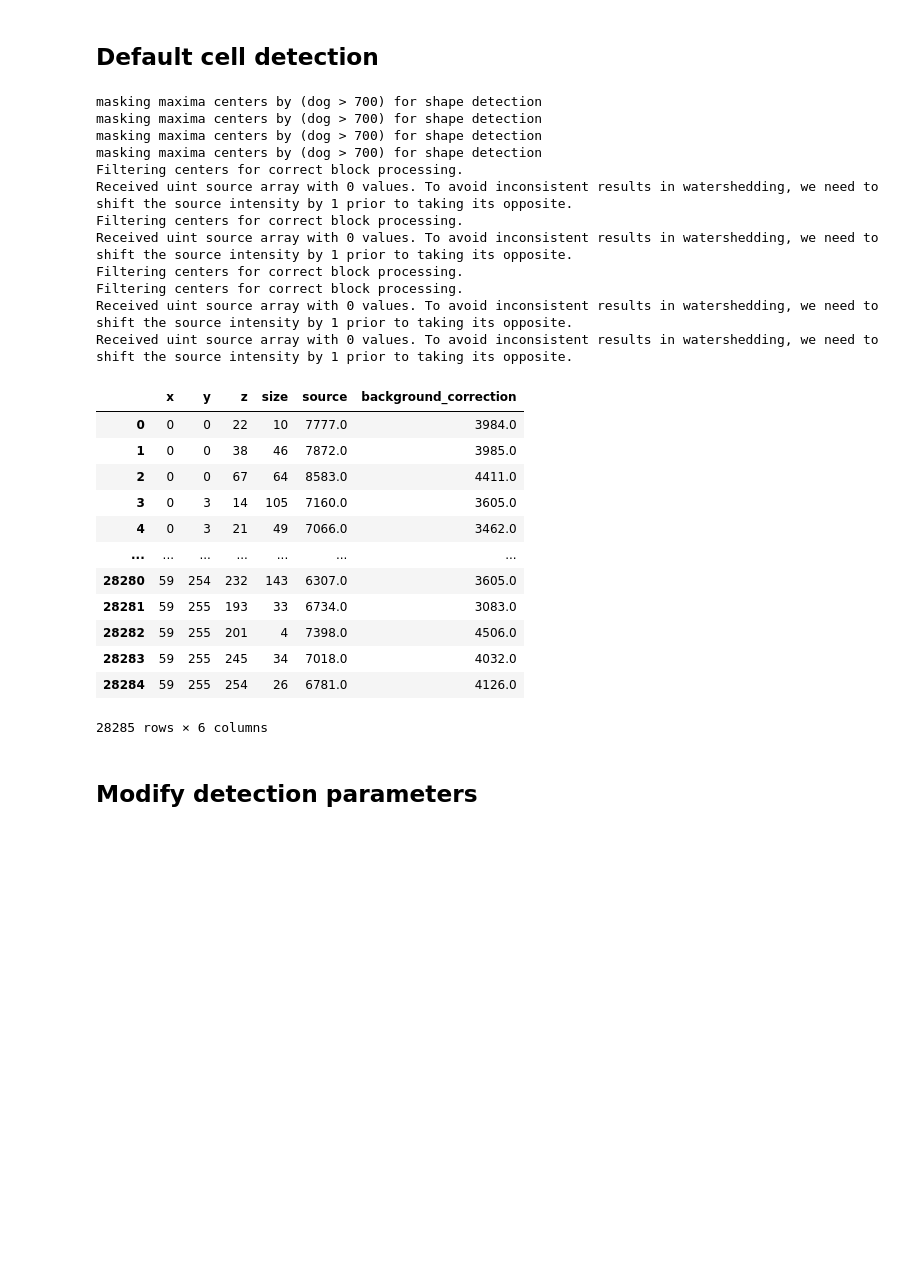
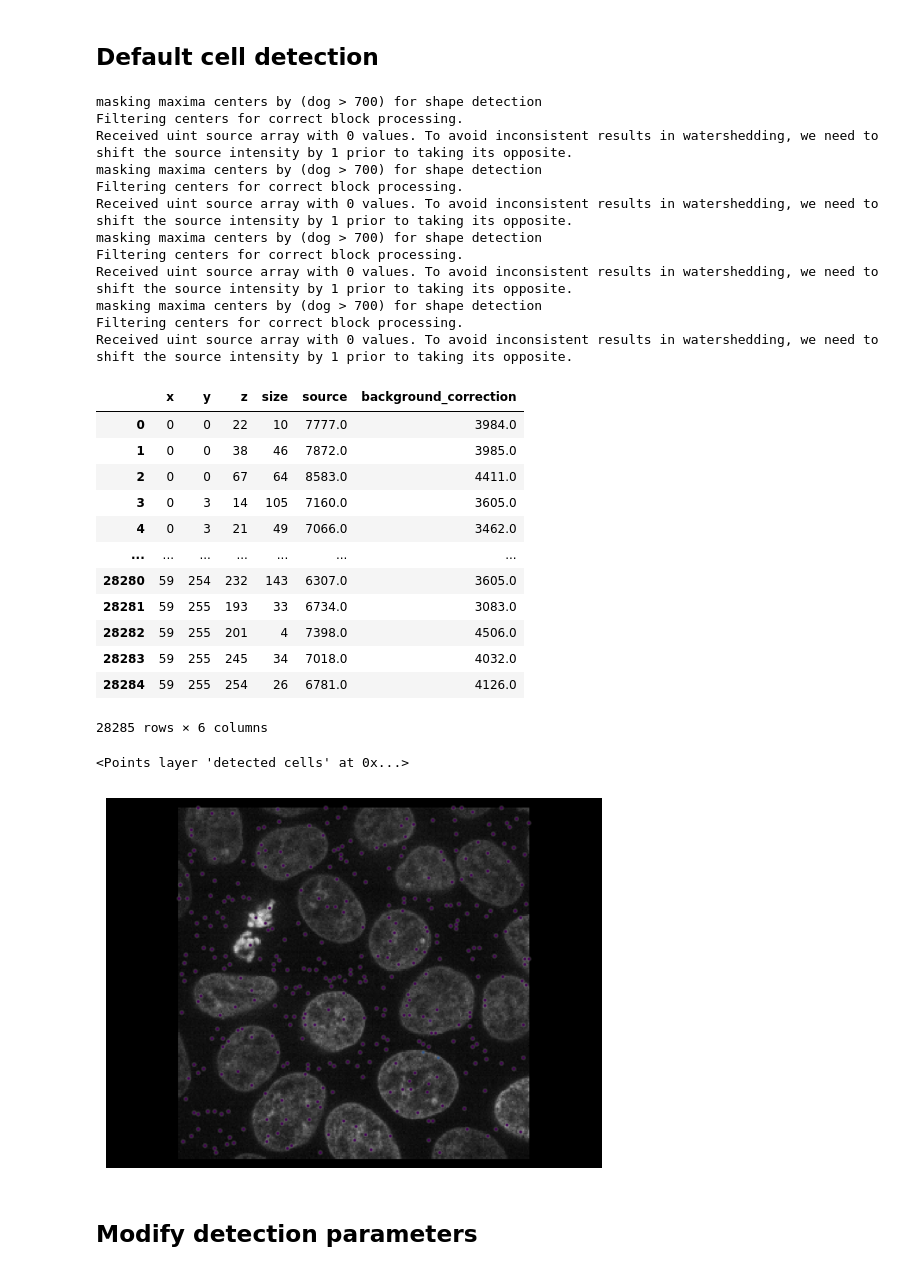
Before and after one commit to ClearAnatomics/ClearMap, a Jupyter notebook: ClearMap/Scripts/developer_cellmap.ipynb, the cells around one changed output. Cells and saved outputs as stored; diff of their text form; code cells hidden in the pictures; blank space fills up the shorter version.

```diff
--- a/ClearMap/Scripts/developer_cellmap.ipynb
+++ b/ClearMap/Scripts/developer_cellmap.ipynb
@@ -5,25 +5,31 @@ Here is a notebook to help you modify the block processing function
 # %% [markdown]
 ## Default cell detection
 # %%
+import matplotlib.pyplot as plt
+import napari
+
+v = napari.Viewer()
+
 from ClearMap.ImageProcessing.Experts.Cells import detect_cells
+from skimage.data import cells3d
 import pandas as pd
-from skimage.data import cells3d
 
-test_data = cells3d()[:,1]
+test_data = cells3d()[:, 1]
 sink = detect_cells(test_data)
-pd.DataFrame(sink)
+cells_df = pd.DataFrame(sink)
+cells_df
 # %% [output]
-masking maxima centers by (dog > 700) for shape detection
-masking maxima centers by (dog > 700) for shape detection
-masking maxima centers by (dog > 700) for shape detection
 masking maxima centers by (dog > 700) for shape detection
 Filtering centers for correct block processing.
 Received uint source array with 0 values. To avoid inconsistent results in watershedding, we need to shift the source intensity by 1 prior to taking its opposite.
+masking maxima centers by (dog > 700) for shape detection
 Filtering centers for correct block processing.
 Received uint source array with 0 values. To avoid inconsistent results in watershedding, we need to shift the source intensity by 1 prior to taking its opposite.
-Filtering centers for correct block processing.
+masking maxima centers by (dog > 700) for shape detection
 Filtering centers for correct block processing.
 Received uint source array with 0 values. To avoid inconsistent results in watershedding, we need to shift the source intensity by 1 prior to taking its opposite.
+masking maxima centers by (dog > 700) for shape detection
+Filtering centers for correct block processing.
 Received uint source array with 0 values. To avoid inconsistent results in watershedding, we need to shift the source intensity by 1 prior to taking its opposite.
 |  | x | y | z | size | source | background_correction |
 | 0 | 0 | 0 | 22 | 10 | 7777.0 | 3984.0 |
@@ -38,6 +44,24 @@ Received uint source array with 0 values. To avoid inconsistent results in water
 | 28283 | 59 | 255 | 245 | 34 | 7018.0 | 4032.0 |
 | 28284 | 59 | 255 | 254 | 26 | 6781.0 | 4126.0 |
 28285 rows × 6 columns
+# %%
+# Visualize in napari
+v.add_image(test_data, name="test data")
+v.add_points(
+    cells_df[["x", "y", "z"]],
+    properties=cells_df[cells_df.columns.difference(["x", "y", "z"])],
+    out_of_slice_display=False,
+    face_color="size",
+    size=3,
+    name="detected cells"
+)
+# %% [output]
+<Points layer 'detected cells' at 0x...>
+# %%
+plt.imshow(v.screenshot())
+plt.axis("off");
+# %% [output]
+[figure, added]
 # %% [markdown]
 ## Modify detection parameters
 # %%
```
Also changed, not shown: parts of 5 cells of this notebook, 1 other file.
